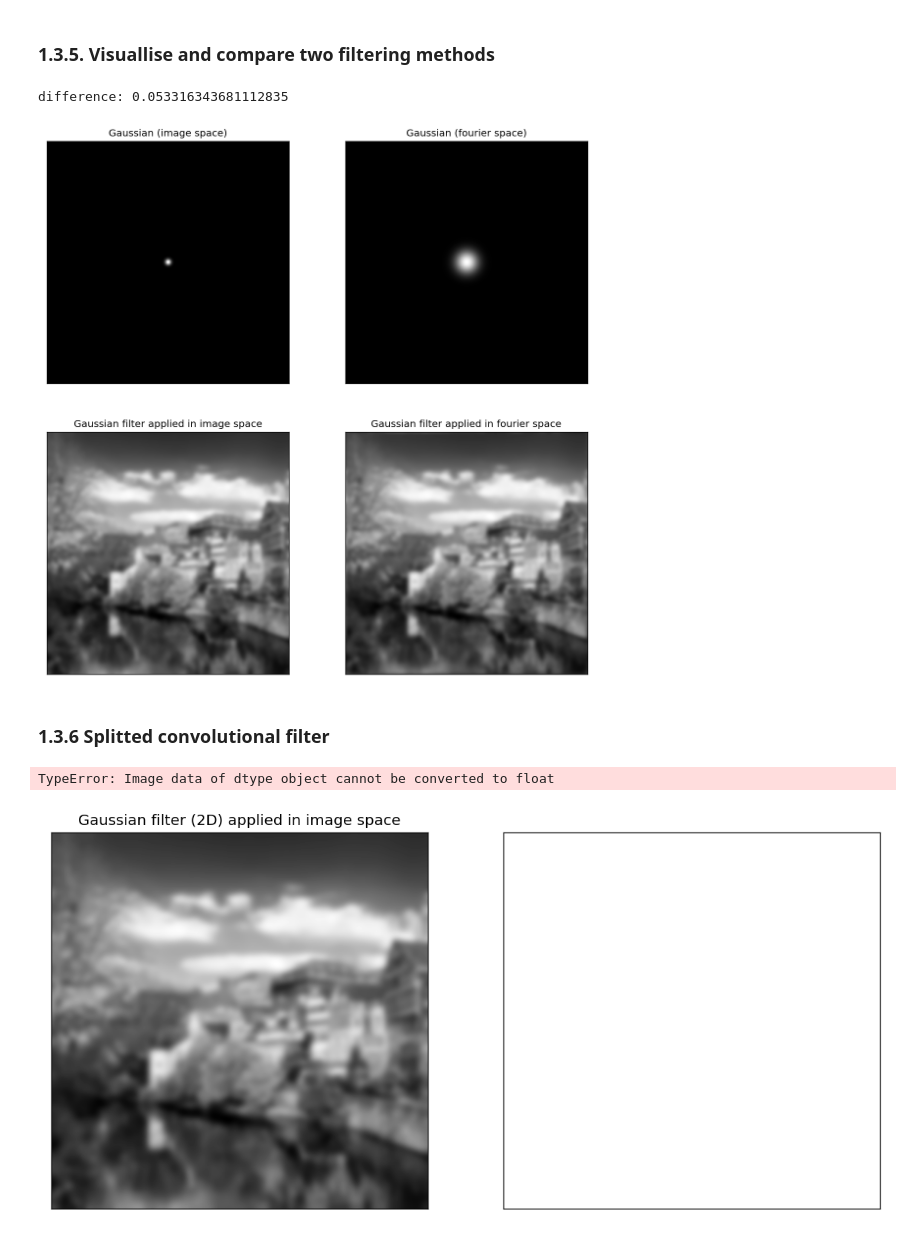
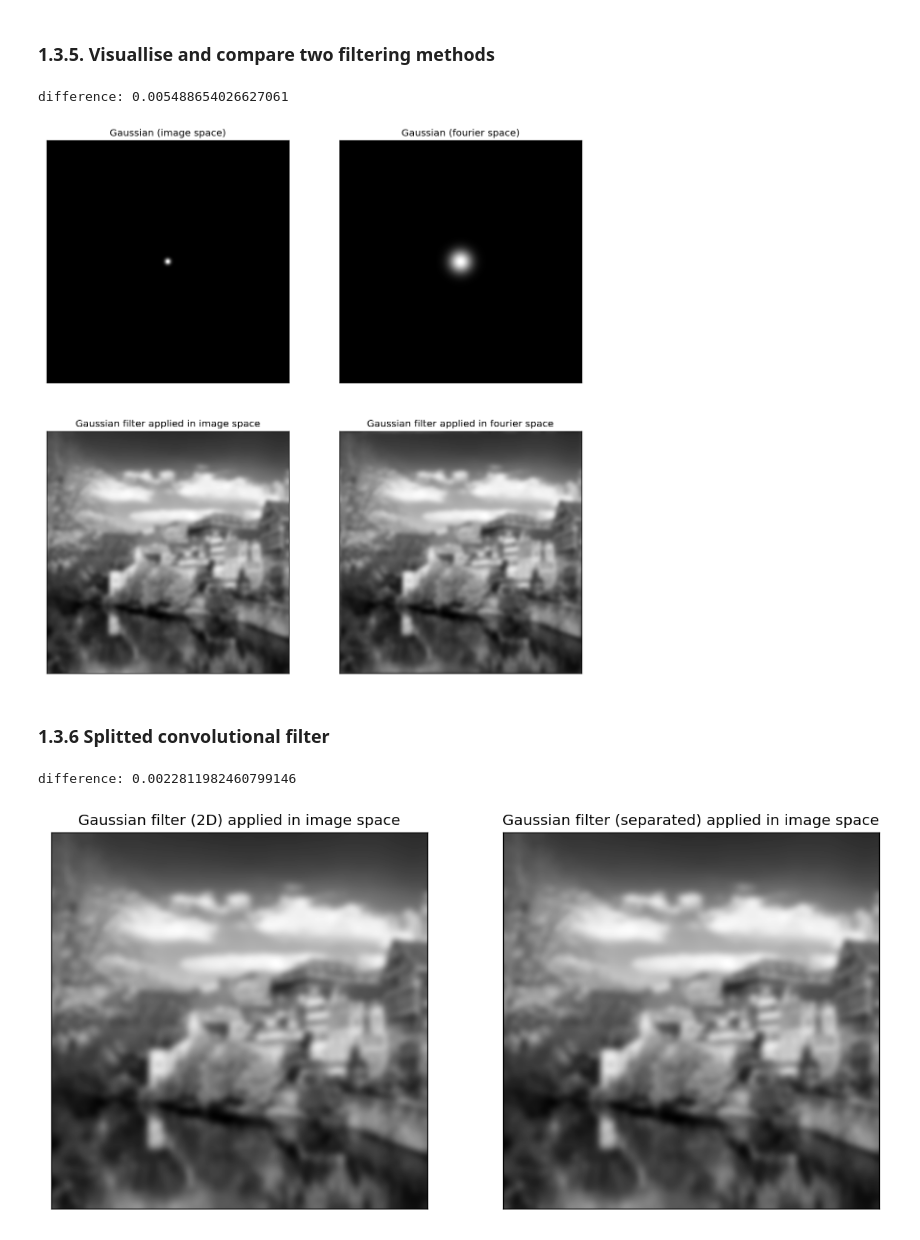
Before and after one commit to Luca-ju/Bildverarbeitung, a Jupyter notebook: fourier.ipynb, the cells around one changed output. Drawn from its saved outputs; the diff is of its cells as text; code cells hidden in the pictures.

```diff
--- a/fourier.ipynb
+++ b/fourier.ipynb
@@ -118,20 +98,22 @@ if PLOT_RESULTS:   #plot_results:
 # %%
 # TODO
 def g_kern(kernlen=5, std=1):
-    ''' Returns a 2D Gaussian kernel with standard devitation sig
+    ''' Returns a 2D Gaussian kernel with standard deviation std
     input:
         kernlen: length of the filter
-        std: standard deviation of the gaussian in pixels
+        std: standard deviation of the Gaussian in pixels
     output:
-        g_kern_2d: a gaussian kernel of size (kernlen, kernlen) with sum 1
+        g_kern_2d: a Gaussian kernel of size (kernlen, kernlen) with sum 1
     '''
-    g_kern_2d = np.zeros((kernlen, kernlen))
-    for i in range(kernlen):
-        for j in range(kernlen):
-            dist = (i - (kernlen//2)) ** 2 + (j - (kernlen//2)) ** 2
-            g_kern_2d[i, j] = stats.norm.pdf(np.sqrt(dist), scale=std) # to calculate the weights, we should use norm.pdf instead of norm.cdf
+    center = (kernlen - 1) / 2
+    x = np.arange(kernlen) - center
+    y = x[:, np.newaxis]
 
-    # g_kern_2d = (1/np.sum(g_kern_2d)) * g_kern_2d # should i use this?
+    weights = stats.norm.cdf(x + 0.5, scale=std) - stats.norm.cdf(x - 0.5, scale=std)
+
+    g_kern_2d = weights * weights[:, np.newaxis]
+    g_kern_2d /= np.sum(g_kern_2d)
+
     return g_kern_2d
 # %% [markdown]
 ### 1.3.2 Apply Gaussian filter in image space
@@ -178,42 +160,48 @@ if PLOT_RESULTS:
     plt.title('Gaussian filter applied in image space')
     plt.subplot(224)        # plt.subplot(121)
     plt.xticks([]), plt.yticks([])
-    plt.imshow(abs(img_gauss_f), cmap=plt.cm.gray)
+    plt.imshow((img_gauss_f), cmap=plt.cm.gray)
     plt.title('Gaussian filter applied in fourier space')
     plt.show()
 # %% [output]
-difference: 0.053316343681112835
+difference: 0.005488654026627061
-[figure, old version]
+[figure, new version]
 # %% [markdown]
 ### 1.3.6 Splitted convolutional filter
 # %%
 # TODO
 def g_kern1d(kernlen=5, std=1):
     '''
     Returns a 1D Gaussian kernel with standard devitation sig
     input:
         kernlen: length of the filter std: standard deviation of the gaussian in  pixels
     output:
         g_kern_1d: a gaussian kernel of size (kernlen, 1)
     '''
-    g_kern_1d = ...
+    g_kern_1d = np.zeros((kernlen, 1))
+
+    for i in range(kernlen):
+        g_kern_1d[i] = stats.norm.pdf(abs(i - ((kernlen - 1)/2)), loc=0, scale=std)
     return g_kern_1d
 
-gaussfilter_img_1D = ...
-img_conv_sep_final = ...
+gaussfilter_img_1D = g_kern1d(30, 5)
+img_conv_sep_final = ndimage.convolve(ndimage.convolve(img, gaussfilter_img_1D), gaussfilter_img_1D.T)
+
+difference = np.mean(np.abs(img_conv_sep_final - img_conv))
+print('difference: ' + str(difference))
 
 # ----- plot results
 if PLOT_RESULTS:   #plot_results:
     plt.figure(figsize=(12, 12),dpi=DPI)
     plt.subplot(121)
     plt.xticks([]), plt.yticks([])
     plt.imshow((img_conv), cmap=plt.cm.gray)
     plt.title('Gaussian filter (2D) applied in image space')
     plt.subplot(122)
     plt.xticks([]), plt.yticks([])
     plt.imshow(img_conv_sep_final, cmap='gray')
     plt.title('Gaussian filter (separated) applied in image space')
     plt.show()
 # %% [output]
-TypeError: Image data of dtype object cannot be converted to float
+difference: 0.0022811982460799146
-[figure, old version]
+[figure, new version]
```
Also changed, not shown: parts of 5 cells of this notebook.
